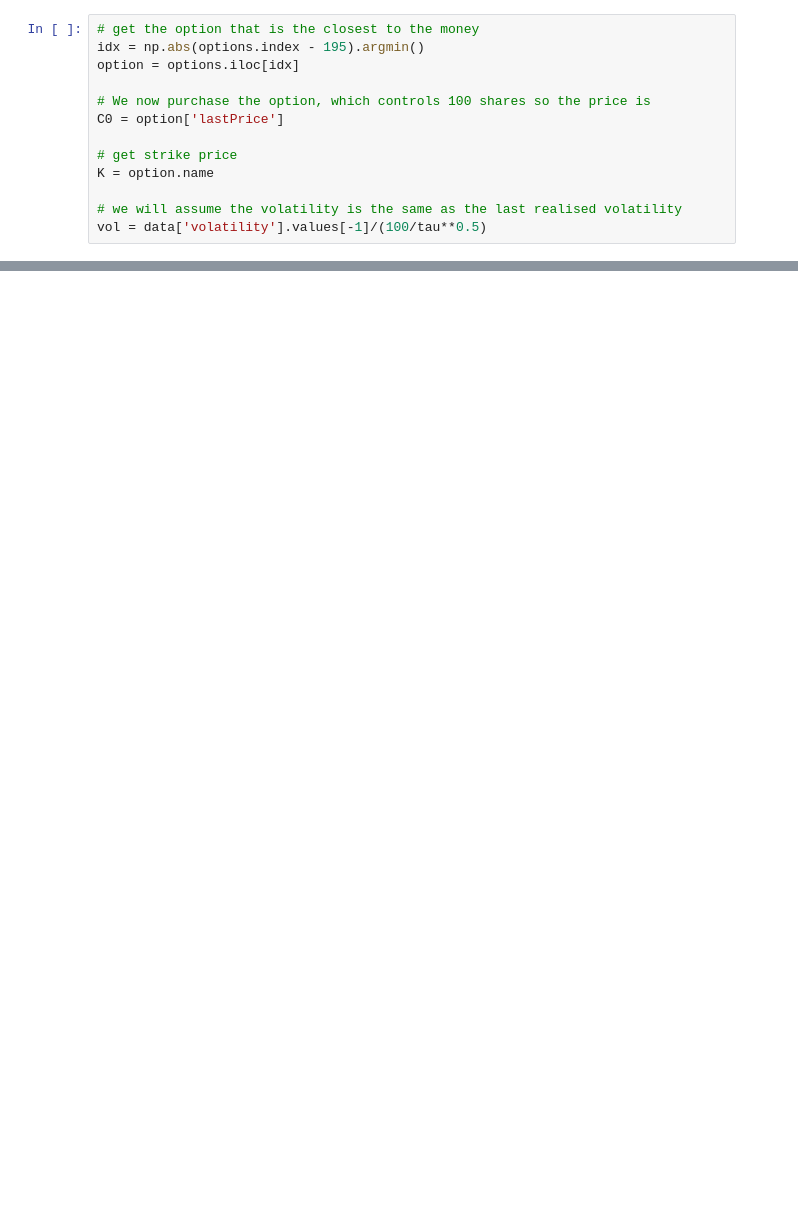
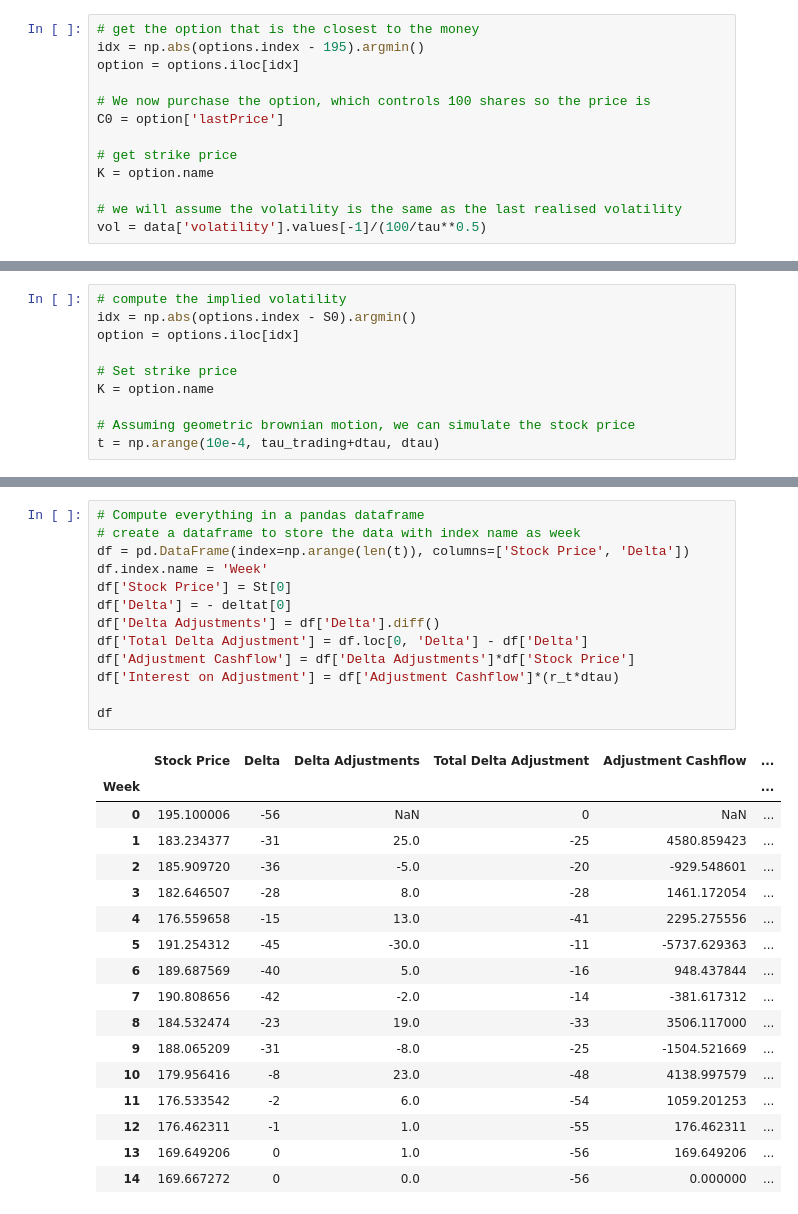
Before and after one commit to mikeal888/Hedging_API, a Jupyter notebook: delta_hedging.ipynb, the cells around one changed output, grey strips where cells are left out. Drawn from its saved outputs; the diff is of its cells as text; blank space fills up the shorter version.

```diff
--- a/delta_hedging.ipynb
+++ b/delta_hedging.ipynb
@@ -183 +131,11 @@ vol*(100/tau_trading**0.5)
+# %%
+# compute the implied volatility
+idx = np.abs(options.index - S0).argmin()
+option = options.iloc[idx]
+
+# Set strike price
+K = option.name
+
+# Assuming geometric brownian motion, we can simulate the stock price
+t = np.arange(10e-4, tau_trading+dtau, dtau)
 # %%
@@ -199,0 +163,31 @@ dr = np.exp(r_t*dtau)
+# %%
+# Compute everything in a pandas dataframe
+# create a dataframe to store the data with index name as week
+df = pd.DataFrame(index=np.arange(len(t)), columns=['Stock Price', 'Delta'])
+df.index.name = 'Week'
+df['Stock Price'] = St[0]
+df['Delta'] = - deltat[0]
+df['Delta Adjustments'] = df['Delta'].diff()
+df['Total Delta Adjustment'] = df.loc[0, 'Delta'] - df['Delta']
+df['Adjustment Cashflow'] = df['Delta Adjustments']*df['Stock Price']
+df['Interest on Adjustment'] = df['Adjustment Cashflow']*(r_t*dtau)
+
+df
+# %% [output]
+|  | Stock Price | Delta | Delta Adjustments | Total Delta Adjustment | Adjustment Cashflow | ... |
+| Week |  |  |  |  |  | ... |
+| 0 | 195.100006 | -56 | NaN | 0 | NaN | ... |
+| 1 | 183.234377 | -31 | 25.0 | -25 | 4580.859423 | ... |
+| 2 | 185.909720 | -36 | -5.0 | -20 | -929.548601 | ... |
+| 3 | 182.646507 | -28 | 8.0 | -28 | 1461.172054 | ... |
+| 4 | 176.559658 | -15 | 13.0 | -41 | 2295.275556 | ... |
+| 5 | 191.254312 | -45 | -30.0 | -11 | -5737.629363 | ... |
+| 6 | 189.687569 | -40 | 5.0 | -16 | 948.437844 | ... |
+| 7 | 190.808656 | -42 | -2.0 | -14 | -381.617312 | ... |
+| 8 | 184.532474 | -23 | 19.0 | -33 | 3506.117000 | ... |
+| 9 | 188.065209 | -31 | -8.0 | -25 | -1504.521669 | ... |
+| 10 | 179.956416 | -8 | 23.0 | -48 | 4138.997579 | ... |
+| 11 | 176.533542 | -2 | 6.0 | -54 | 1059.201253 | ... |
+| 12 | 176.462311 | -1 | 1.0 | -55 | 176.462311 | ... |
+| 13 | 169.649206 | 0 | 1.0 | -56 | 169.649206 | ... |
+| 14 | 169.667272 | 0 | 0.0 | -56 | 0.000000 | ... |
```
Also changed, not shown: parts of 27 cells of this notebook, 2 other files.
